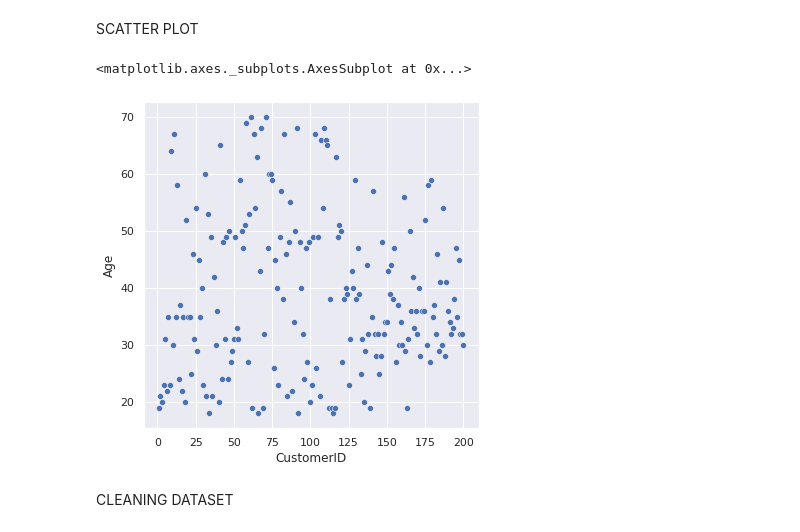
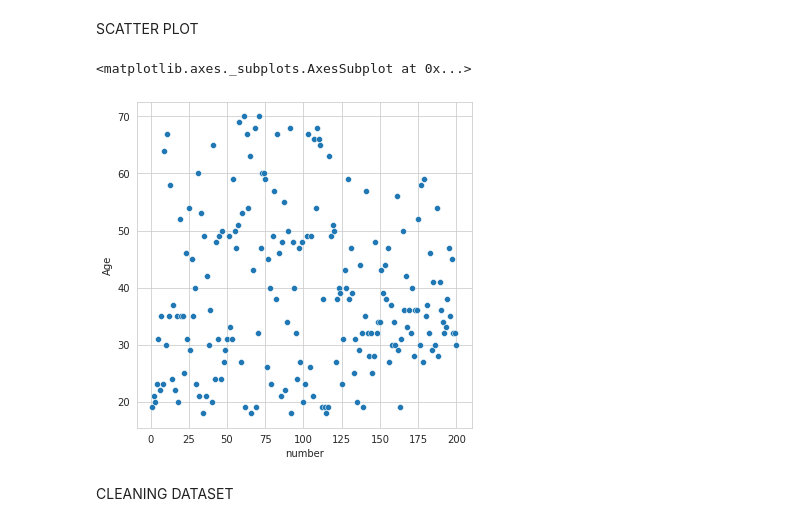
Before and after one commit to Kiranmayi18/Basic, a Jupyter notebook: Untitled5.ipynb, the cells around one changed output. Saved outputs shown, nothing was run; the diff lists cells and outputs as text; code cells hidden in the pictures.

```diff
--- a/Untitled5.ipynb
+++ b/Untitled5.ipynb
@@ -38,6 +38,6 @@ from sklearn.tree import DecisionTreeClassifier
 # %% [markdown]
 READ THE DATASET
 # %%
-mall=pd.read_csv('mall.csv')
+mall=pd.read_csv('Mall.csv')
 mall.head(8)
 # %% [output]
@@ -99,10 +99,10 @@ sns.barplot(data=mall,x='CustomerID',y='Age')
 SCATTER PLOT
 # %%
 plt.figure(figsize=(6,6))
-sns.scatterplot(x='CustomerID',y='Age',data=news,palette='Dark2_r')
+sns.scatterplot(x='number',y='Age',data=mall,palette='Dark2_r')
 # %% [output]
 <matplotlib.axes._subplots.AxesSubplot at 0x...>
-[figure, old version]
+[figure, new version]
 # %% [markdown]
 CLEANING DATASET
 # %%
```
Also changed, not shown: parts of 37 cells of this notebook.
